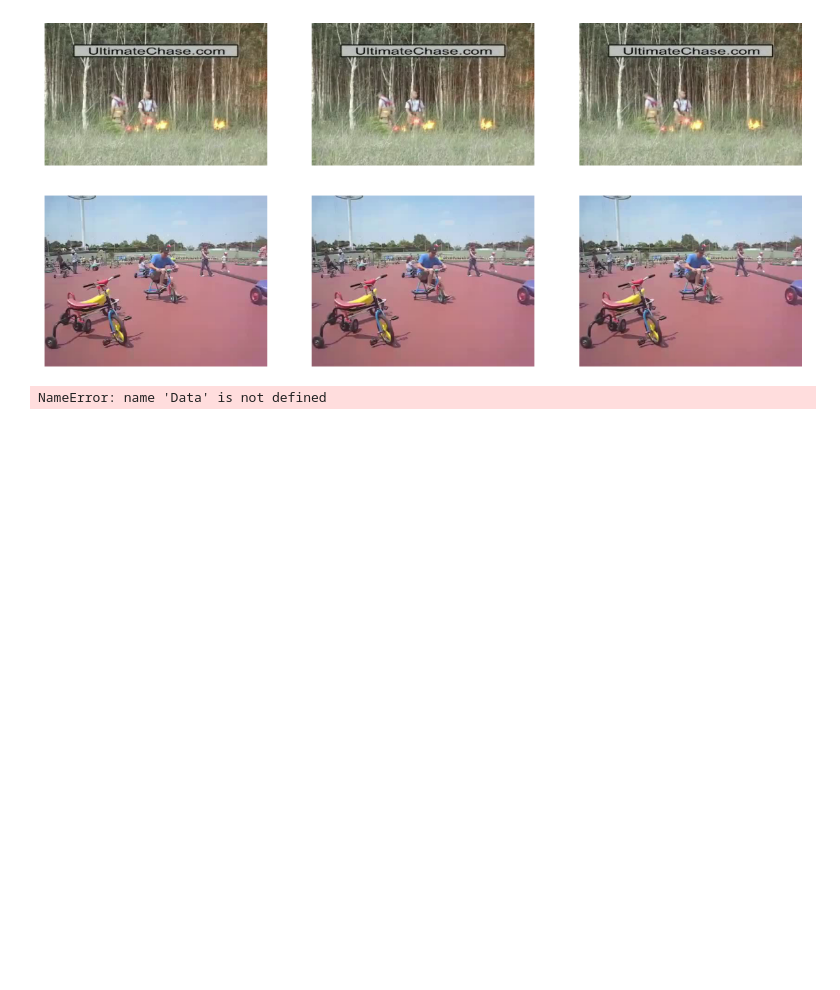
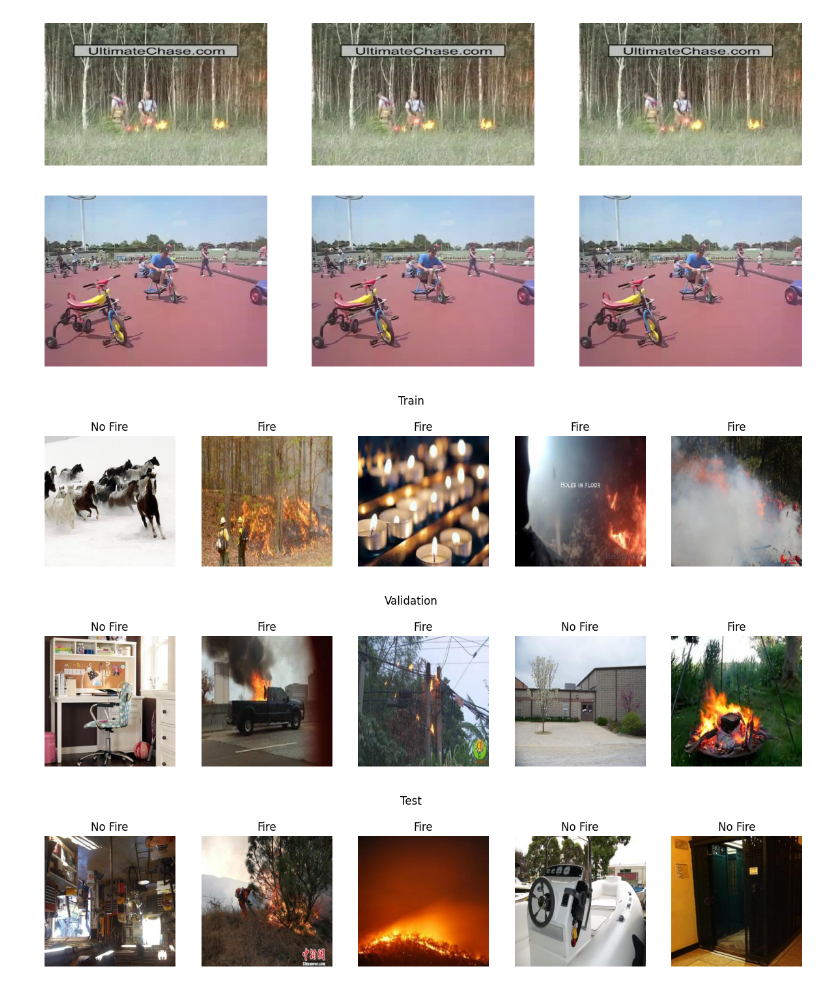
Before and after one commit to 4di03/FireDetection, a Jupyter notebook: test_data_extraction.ipynb, the cells around one changed output. Drawn from its saved outputs; the diff is of its cells as text; code cells hidden in the pictures; blank space fills up the shorter version.

Commit message:
image loading working

```diff
--- a/test_data_extraction.ipynb
+++ b/test_data_extraction.ipynb
@@ -9,18 +9,21 @@ import torch
 import torchvision.io
 import os
 #define type alias for tuple of (x,y) list of tensors for train and test
-Labels = List[bool]
 
-ImageData = Tuple[List[torch.Tensor], Labels]
+
+# image data which is an image tensor and a boolean (True if fire, False if no fire) for each image
+ImageData = List[Tuple[torch.Tensor, bool]]
 VideoData = List[torch.Tensor]
 
 
 
 def get_video_data() -> Tuple[torch.Tensor, torch.Tensor]:
     """
-    reads videos from directory and returns a tensor"
-    First list of tensors is videos without fire
-    Second list of tensors is videos with fire
+    reads videos from directory and returns a tuple of tensors containing image data.
+    Returns:
+        Tuple[torch.Tensor, torch.Tensor]: A tuple containing two lists of tensors:
+            - The first list contains tensors representing videos with fire.
+            - The second list contains tensors representing videos without fire.
     """
     pos_videos = []
 
@@ -66,10 +74,3 @@ display_video(nofire_videos[0], num_frames=3)
 torch.Size([178, 256, 400, 3])
 [figure]
 [figure]
-# %%
-def get_image_data(n_total_samples = 1000) -> Tuple[Data, Data, Data]:
-    """
-    Generate random data for training and testing.
-    """
-# %% [output]
-NameError: name 'Data' is not defined
@@ -75,0 +135,38 @@ NameError: name 'Data' is not defined
+# %%
+
+def display_images(image_data: ImageData, num_images: int = 5, title = "Random Sample of Images"):
+    """
+    Display random sample of a list of image tensors
+    Args:
+        image_data (ImageData): List of image tensors.
+        num_images (int): Number of images to display.
+        title (str): Title for the plot.
+
+    """
+    num_images = min(num_images, len(image_data))
+    fig, axes = plt.subplots(1, num_images, figsize=(15, 5))
+
+    # sample without replacement
+    random_indices = random.sample(range(len(image_data)), num_images)
+
+    # add title  to entire figure
+    fig.suptitle(title)
+    # remove white space between title and images
+    fig.subplots_adjust(top=1.2)
+
+    for i in range(num_images):
+        img_tensor, is_fire = image_data[random_indices[i]]
+        axes[i].imshow(F.to_pil_image(img_tensor))
+        axes[i].set_title("Fire" if is_fire else "No Fire")
+        axes[i].axis('off')
+    plt.show()
+# show random 5 training images
+display_images(train_images, num_images=5, title = "Train")
+# show random 5 validation images
+display_images(val_images, num_images=5, title = "Validation")
+# show random 5 test images
+display_images(test_images, num_images=5 , title = "Test")
+# %% [output]
+[figure, added]
+[figure, added]
+[figure, added]
```
Also changed, not shown: parts of 2 cells of this notebook.
